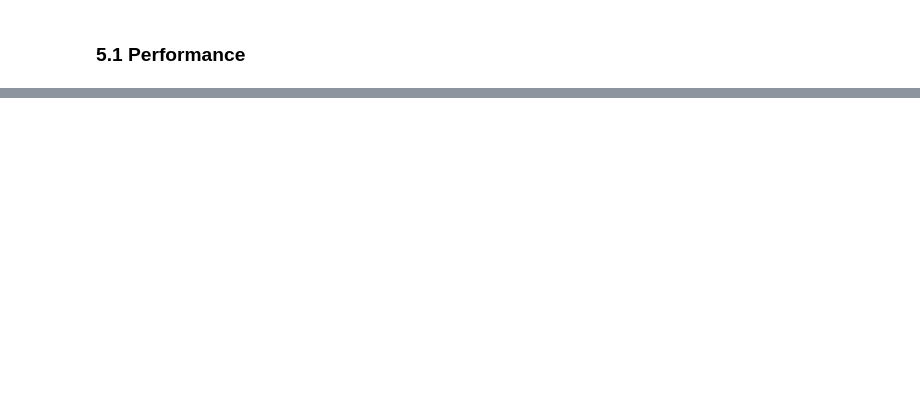
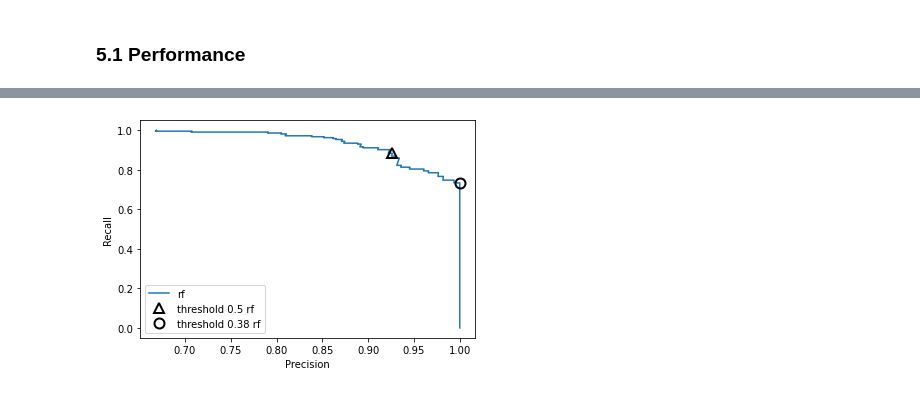
Before and after one commit to Esrem5/PredictDiabetes, a Jupyter notebook: diabetes_challenge.ipynb, the cells around one changed output, grey strips where cells are left out. Saved outputs shown, nothing was run; the diff lists cells and outputs as text; code cells hidden in the pictures; blank space fills up the shorter version.

```diff
--- a/diabetes_challenge.ipynb
+++ b/diabetes_challenge.ipynb
@@ -588,0 +672,16 @@ Explain why I use which performance measure
+# %%
+precision_rf, recall_rf, thresholds_rf = precision_recall_curve(y_trainCV, grid_clf.predict_proba(X_trainCV)[:, 1])
+
+plt.plot(precision_rf, recall_rf, label="rf")
+close_default_rf = np.argmin(np.abs(thresholds_rf - 0.5))
+plt.plot(precision_rf[close_default_rf], recall_rf[close_default_rf], '^', c='k',
+    markersize=10, label="threshold 0.5 rf", fillstyle="none", mew=2)
+close_switch_rf = np.argmin(np.abs(thresholds_rf - 0.62))
+plt.plot(precision_rf[close_switch_rf], recall_rf[close_switch_rf], 'o', c='k',
+    markersize=10, label="threshold 0.38 rf", fillstyle="none", mew=2)
+plt.xlabel("Precision")
+plt.ylabel("Recall")
+plt.legend(loc="best")
+plt.show()
+# %% [output]
+[figure, added]
```
Also changed, not shown: parts of 80 cells of this notebook.
